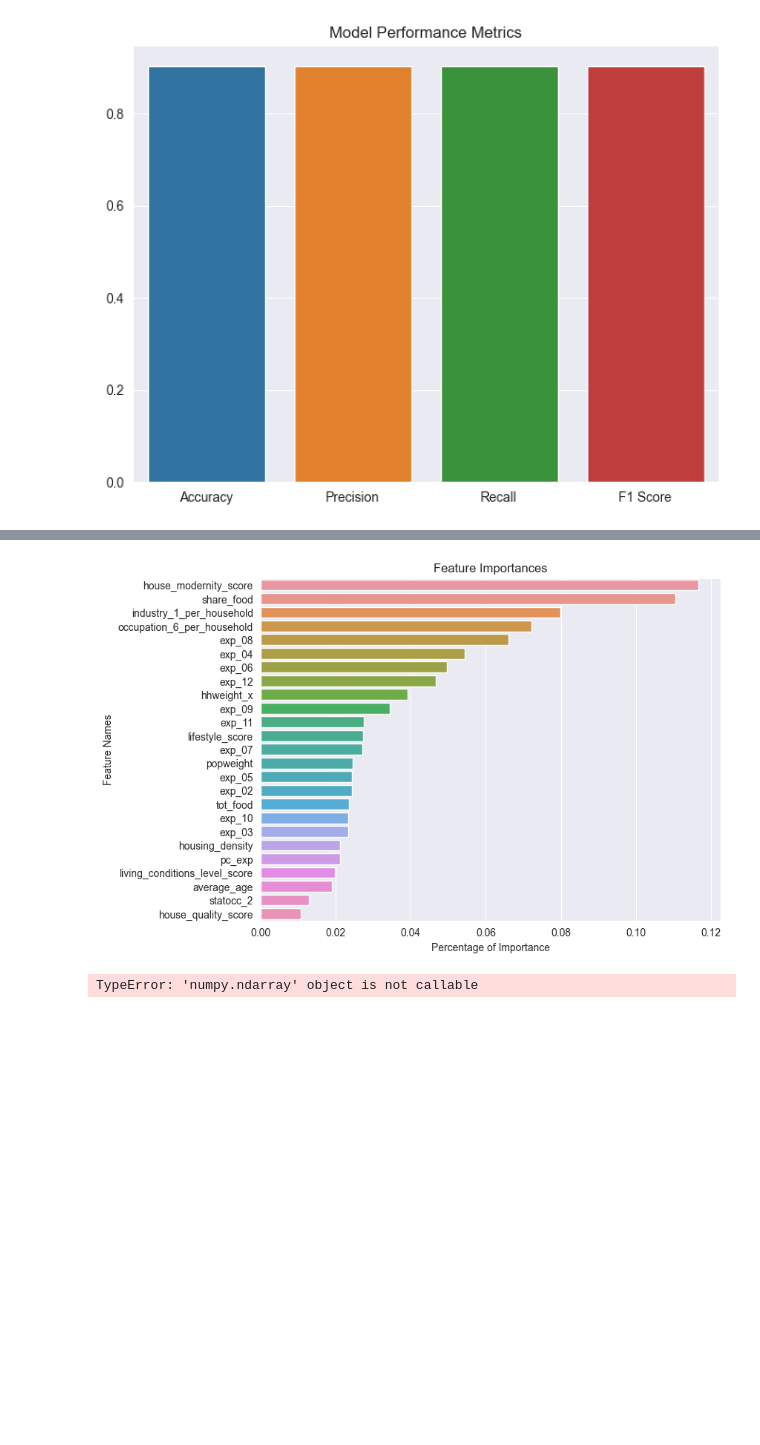
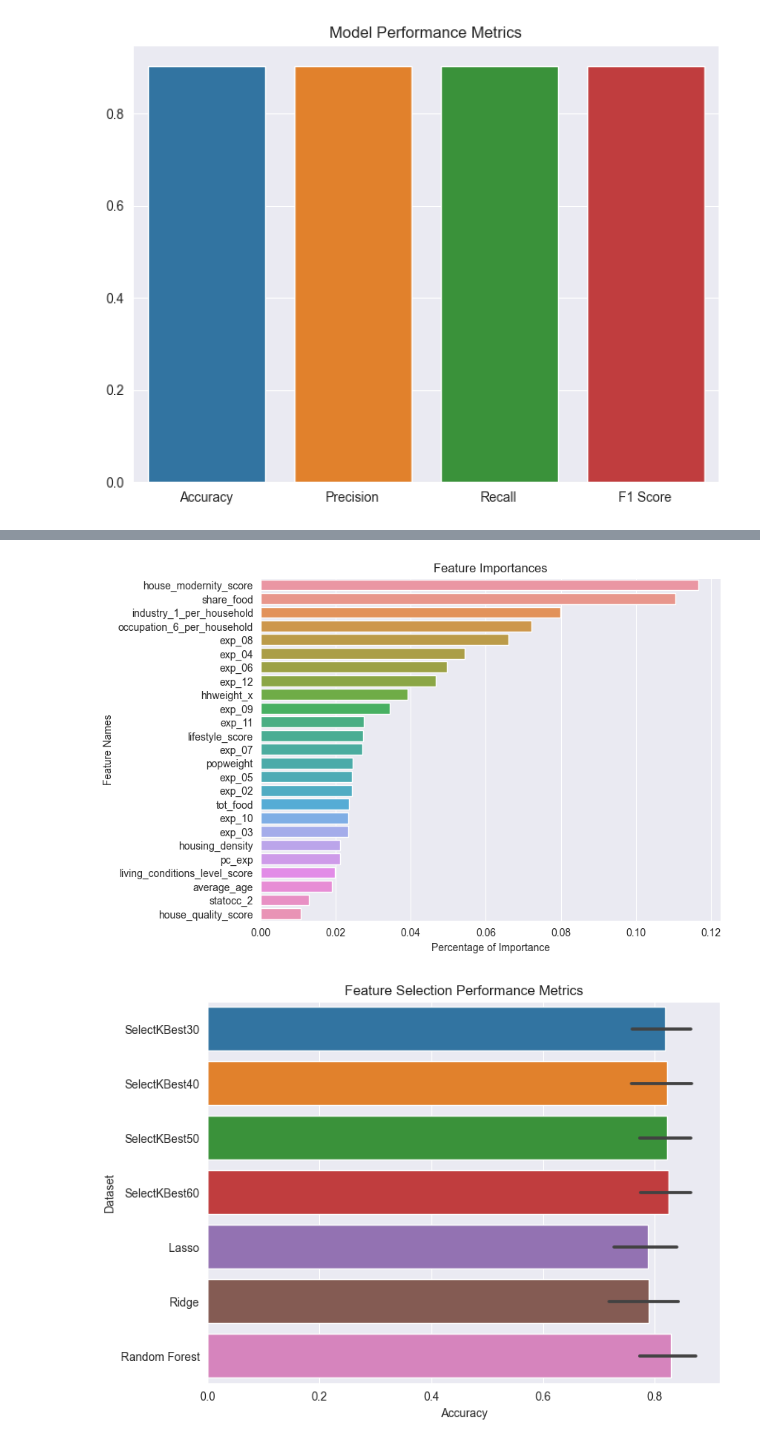
Before and after one commit to KuunCun/Imaginary-Country-Data-Analysis, a Jupyter notebook: 4-Modelling.ipynb, the cells around one changed output, grey strips where cells are left out. Saved outputs shown, nothing was run; the diff lists cells and outputs as text; code cells hidden in the pictures; blank space fills up the shorter version.

```diff
--- a/4-Modelling.ipynb
+++ b/4-Modelling.ipynb
@@ -340,20 +340,17 @@ rf_trained_model = train_random_forest_classifier(X_train, y_train)
 
 df_features = feature_importance(rf_trained_model, X_train)
 plot_feature_importances(df_features)
-
-accuracy, precision, recall, f1, confusion_matrix, predictions = evaluate_model(rf_trained_model, X_test, y_test)
-
-plot_confusion_matrix(confusion_matrix)
 # %% [output]
 [figure]
-TypeError: 'numpy.ndarray' object is not callable
 # %%
-# Plot the combination performances
+# Plot the feature selection performances
 
 plt.figure(figsize=(8, 6))
 sns.barplot(x='Accuracy', y='Dataset', data=results_df)
-plt.title('Model Performance Metrics')
+plt.title('Feature Selection Performance Metrics')
 plt.show()
+# %% [output]
+[figure, added]
 # %%
 # Plot the model performances
 
```
Also changed, not shown: parts of 4 cells of this notebook.
